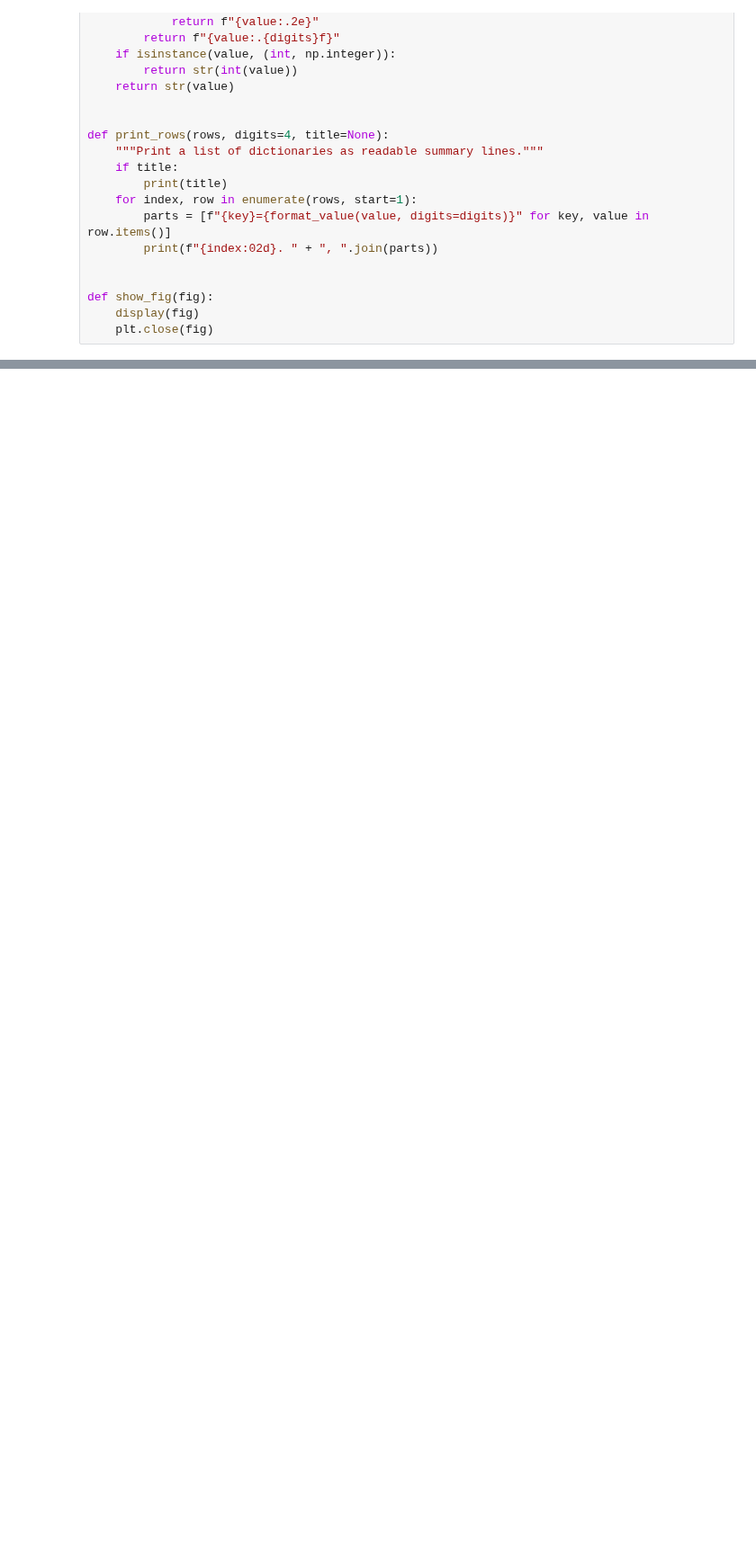
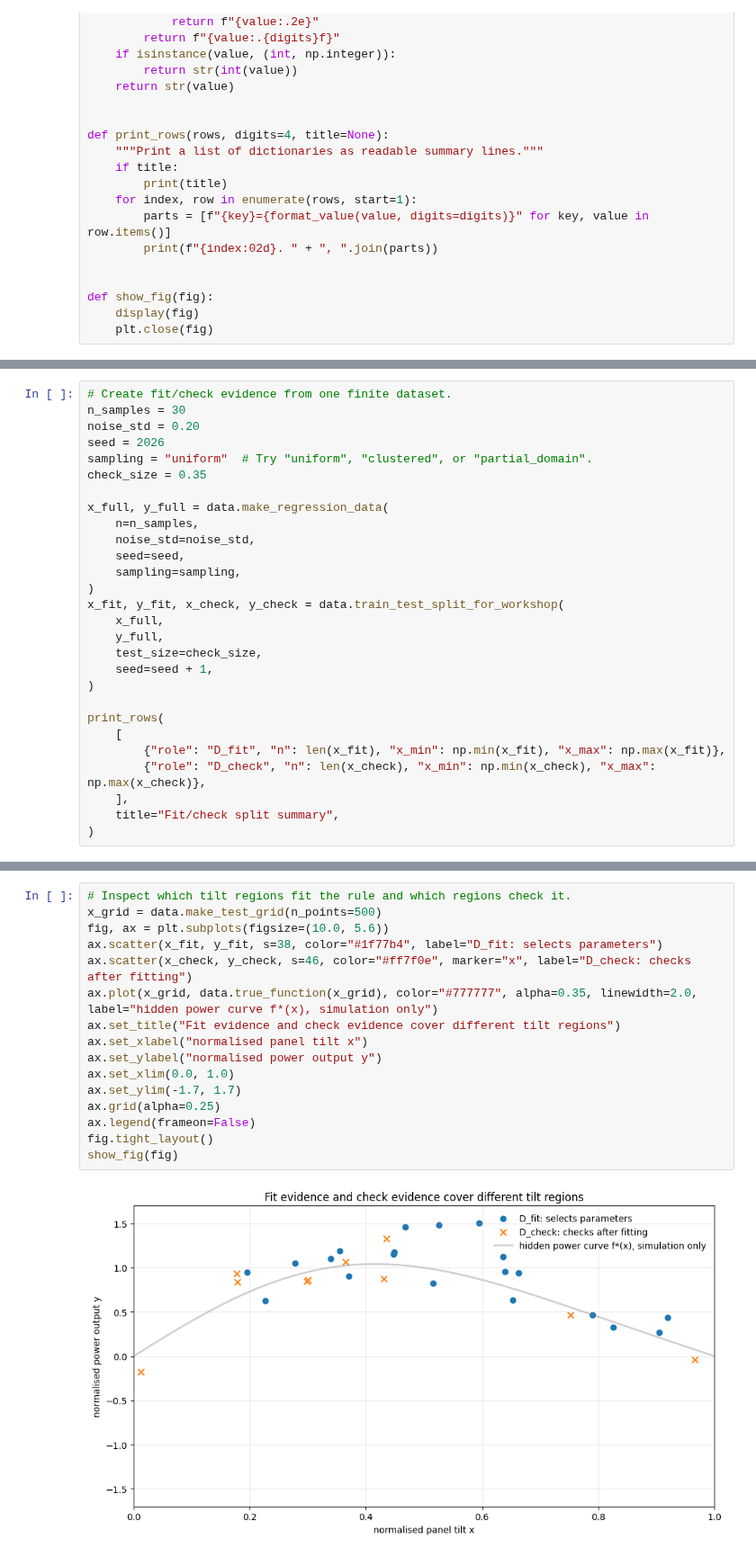
Before and after one commit to nextgenerationgraduatesprogram/nextgen2026-mlai-workshops, a Jupyter notebook: notebooks/04_generalisation.ipynb, the cells around one changed output, grey strips where cells are left out. Shown at 90% size. Drawn from its saved outputs; the diff is of its cells as text; blank space fills up the shorter version.

```diff
--- a/notebooks/04_generalisation.ipynb
+++ b/notebooks/04_generalisation.ipynb
@@ -1271,0 +133,28 @@ References for validation, generalisation diagnostics, interpolation error, data
+# %%
+# Create fit/check evidence from one finite dataset.
+n_samples = 30
+noise_std = 0.20
+seed = 2026
+sampling = "uniform"  # Try "uniform", "clustered", or "partial_domain".
+check_size = 0.35
+
+x_full, y_full = data.make_regression_data(
+    n=n_samples,
+    noise_std=noise_std,
+    seed=seed,
+    sampling=sampling,
+)
+x_fit, y_fit, x_check, y_check = data.train_test_split_for_workshop(
+    x_full,
+    y_full,
+    test_size=check_size,
+    seed=seed + 1,
+)
+
+print_rows(
+    [
+        {"role": "D_fit", "n": len(x_fit), "x_min": np.min(x_fit), "x_max": np.max(x_fit)},
+        {"role": "D_check", "n": len(x_check), "x_min": np.min(x_check), "x_max": np.max(x_check)},
+    ],
+    title="Fit/check split summary",
+)
@@ -1271,0 +165,18 @@ References for validation, generalisation diagnostics, interpolation error, data
+# %%
+# Inspect which tilt regions fit the rule and which regions check it.
+x_grid = data.make_test_grid(n_points=500)
+fig, ax = plt.subplots(figsize=(10.0, 5.6))
+ax.scatter(x_fit, y_fit, s=38, color="#1f77b4", label="D_fit: selects parameters")
+ax.scatter(x_check, y_check, s=46, color="#ff7f0e", marker="x", label="D_check: checks after fitting")
+ax.plot(x_grid, data.true_function(x_grid), color="#777777", alpha=0.35, linewidth=2.0, label="hidden power curve f*(x), simulation only")
+ax.set_title("Fit evidence and check evidence cover different tilt regions")
+ax.set_xlabel("normalised panel tilt x")
+ax.set_ylabel("normalised power output y")
+ax.set_xlim(0.0, 1.0)
+ax.set_ylim(-1.7, 1.7)
+ax.grid(alpha=0.25)
+ax.legend(frameon=False)
+fig.tight_layout()
+show_fig(fig)
+# %% [output]
+[figure, added]
```
Also changed, not shown: parts of 78 cells of this notebook, 5 other files.
